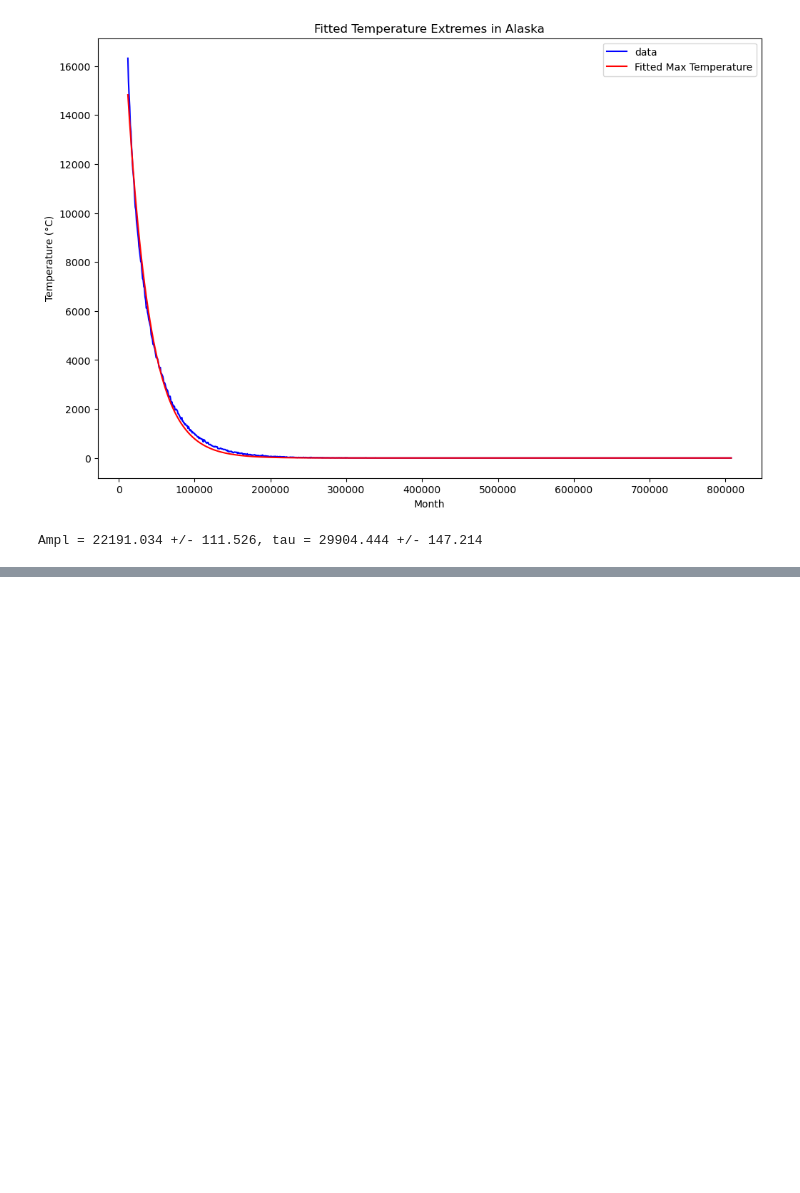
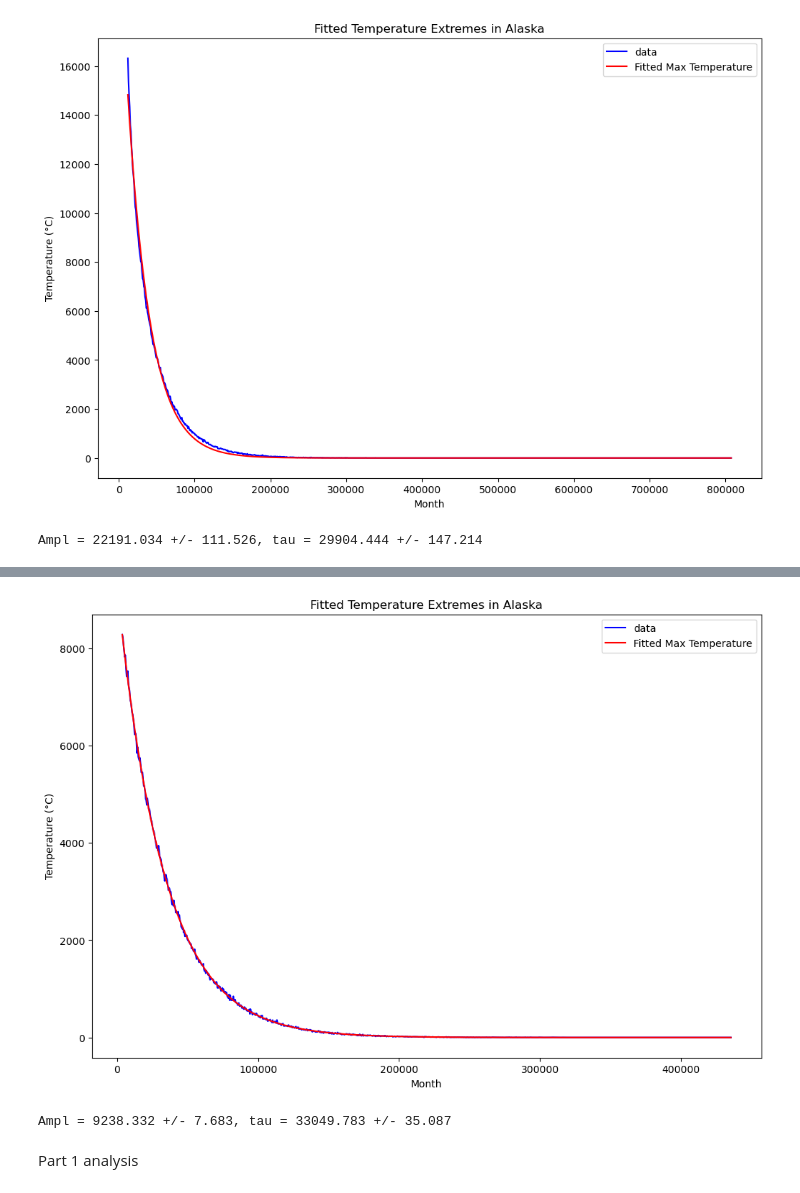
Before and after one commit to sdracia/Q-OpticsLaser, a Jupyter notebook: lab1/lab1.ipynb, the cells around one changed output, grey strips where cells are left out. Cells and saved outputs as stored; diff of their text form; code cells hidden in the pictures; blank space fills up the shorter version.

```diff
--- a/lab1/lab1.ipynb
+++ b/lab1/lab1.ipynb
@@ -260,0 +311,35 @@ Ampl = 22191.034 +/- 111.526, tau = 29904.444 +/- 147.214
+# %%
+def temp_function(x, ampl, tau):
+    return ampl * np.exp(-x/tau)
+
+
+hv_new = hv[7:]
+xv_centers_new = xv_centers[7:]
+mask = hv_new > 0
+
+hv_new = hv_new[mask]
+xv_centers_new = xv_centers_new[mask]
+
+popt, pcov = curve_fit(temp_function, xv_centers_new, hv_new, p0=[12184, 23784.837])
+
+fit = temp_function(xv_centers_new, *popt)
+
+plt.figure(figsize=(12,8))
+plt.plot(xv_centers_new, hv_new, linestyle='-', color='b', label='data')
+plt.plot(xv_centers_new, fit, color= 'red', label='Fitted Max Temperature')
+plt.xlabel('Month')
+plt.ylabel('Temperature (°C)')
+plt.title('Fitted Temperature Extremes in Alaska')
+plt.legend()
+plt.show()
+# %% [output]
+[figure, added]
+# %%
+ampl, tau = popt
+errors = np.sqrt(np.diag(pcov))
+
+print(f"Ampl = {ampl:.3f} +/- {errors[0]:.3f}, tau = {tau:.3f} +/- {errors[1]:.3f}")
+# %% [output]
+Ampl = 9238.332 +/- 7.683, tau = 33049.783 +/- 35.087
+# %% [markdown]
+Part 1 analysis
```
Also changed, not shown: parts of 25 cells of this notebook.
